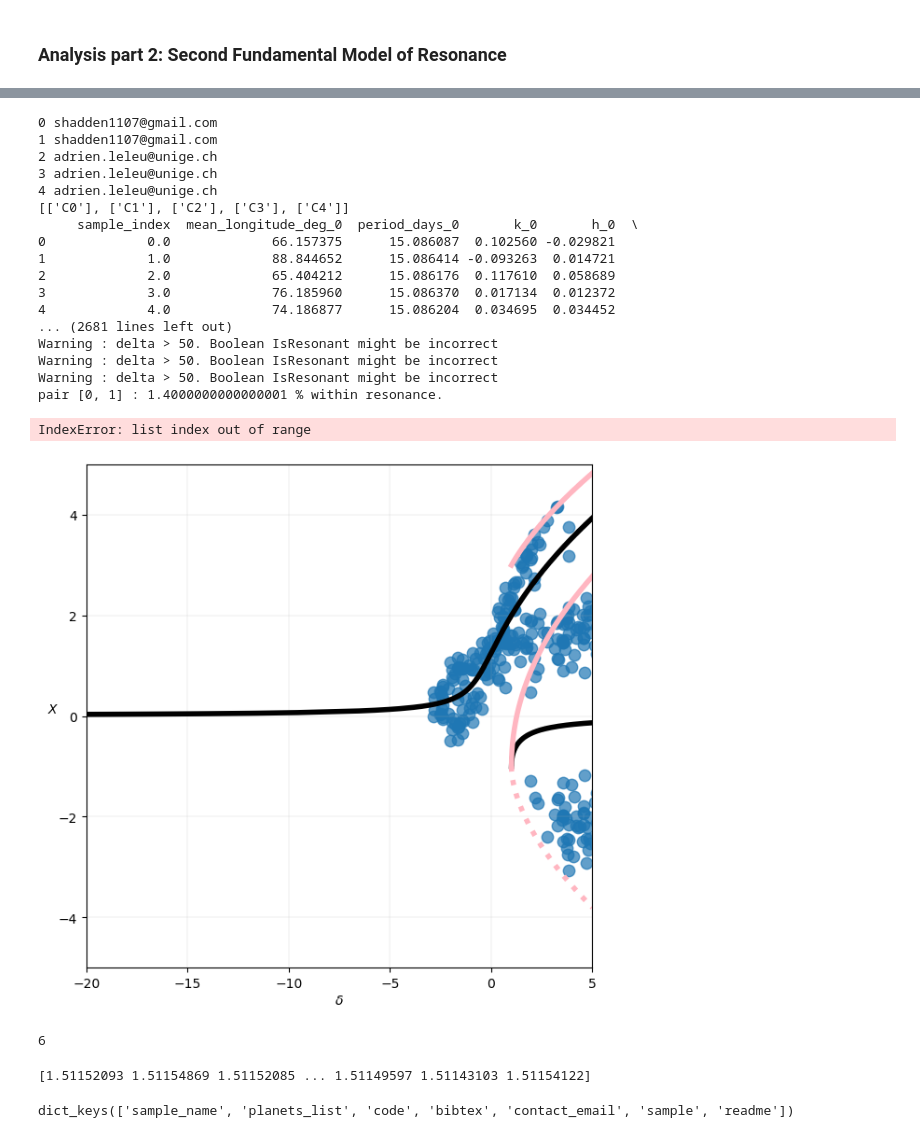
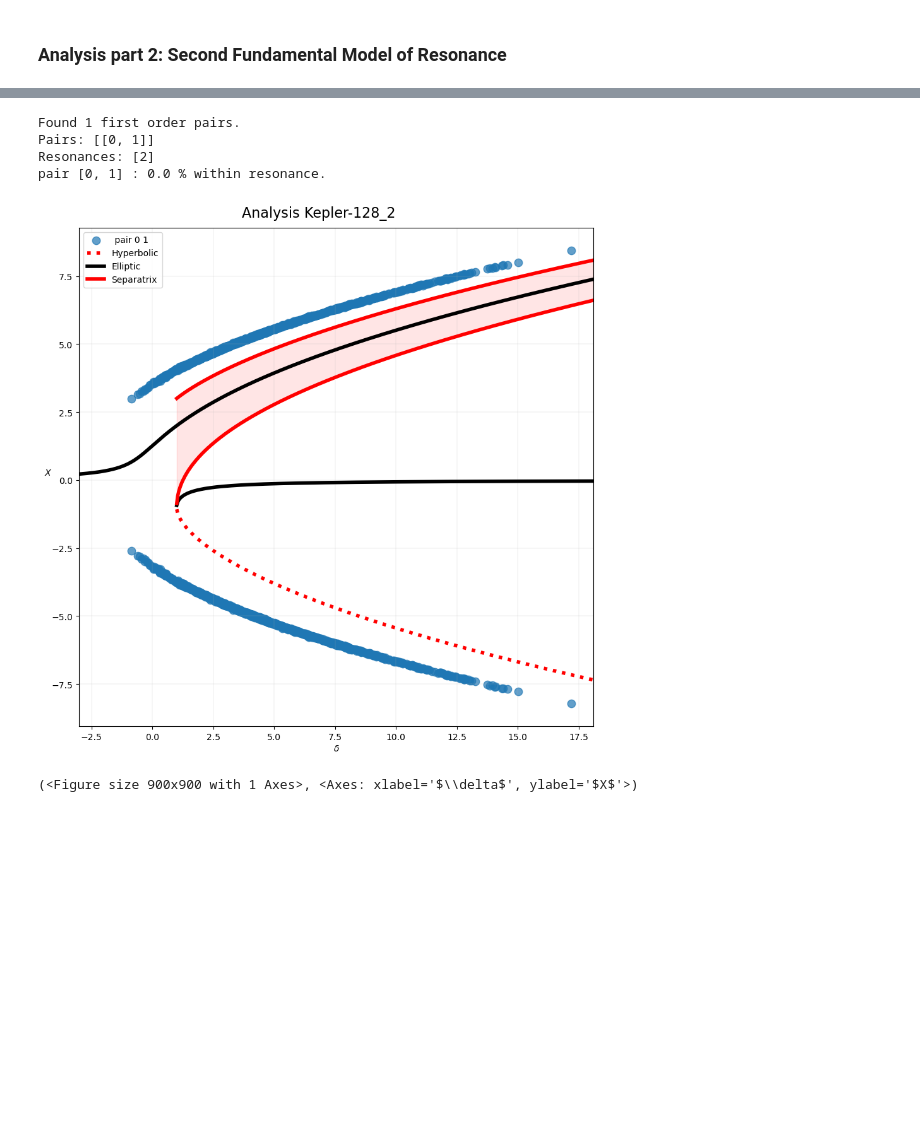
Before and after one commit to adleleu/resonantstate_nb, a Jupyter notebook: notebook_observations_updated.ipynb, the cells around one changed output, grey strips where cells are left out. Drawn from its saved outputs; the diff is of its cells as text; code cells hidden in the pictures; blank space fills up the shorter version.

```diff
--- a/notebook_observations_updated.ipynb
+++ b/notebook_observations_updated.ipynb
@@ -358,3 +265,0 @@ samples.head()
-# %%
-download_destination_path = None
-df_list = download_observations_samples(dataframe_observations_Kep128, download_destination_path)
@@ -375,57 +266,11 @@ readme: Last column value, 'dt', specifies initial condition date as 'BJD 245490
-# %%
-
-T_colors=[]
-for k in range(5):
-    print(k,df_list_Kep128[k]['contact_email'])
-    T_colors.append(['C'+str(k)])
-
-
-k=0
-
-
-print(T_colors)
-
-print(df_list_Kep128[2]['sample'])
-
-plot_ell2SFM(df_list_Kep128[:5],                # this time we are plotting two of the dictionaries in the list
-             planet_pairs=[[0,1],[0,1],[0,1],[0,1],[0,1]],              # pairs of planets to be considered
-             resonances=[2,2,2,2,2],                    # resonance of the corresponding pair (p such that resonance is p:p+1)
-             colors=T_colors,       # here we give each analysis its own list of colours
-             delta_lim=(-20,5),                  # limits of the x-axis
-             X_lim=(-5,5),                      # limits of the y-axis
-             check_resonance=True               # check % of samples within resonance
-             )
-# %% [output]
-0 shadden1107@gmail.com
-1 shadden1107@gmail.com
-2 adrien.leleu@unige.ch
-3 adrien.leleu@unige.ch
-4 adrien.leleu@unige.ch
-[['C0'], ['C1'], ['C2'], ['C3'], ['C4']]
-     sample_index  mean_longitude_deg_0  period_days_0       k_0       h_0  \
-0             0.0             66.157375      15.086087  0.102560 -0.029821
-1             1.0             88.844652      15.086414 -0.093263  0.014721
-2             2.0             65.404212      15.086176  0.117610  0.058689
-3             3.0             76.185960      15.086370  0.017134  0.012372
-4             4.0             74.186877      15.086204  0.034695  0.034452
-... (2681 lines left out)
-Warning : delta > 50. Boolean IsResonant might be incorrect
-Warning : delta > 50. Boolean IsResonant might be incorrect
-Warning : delta > 50. Boolean IsResonant might be incorrect
-pair [0, 1] : 1.4000000000000001 % within resonance.
-IndexError: list index out of range
-[figure, removed]
-# %%
-nb_analysis=len(df_list_Kep54)
-print(nb_analysis)
-# %% [output]
-6
-# %%
-Pr=df_list_Kep128[0]['sample']['period_days_1'].values/df_list_Kep128[0]['sample']['period_days_0'].values
-print(Pr)
-# %% [output]
-[1.51152093 1.51154869 1.51152085 ... 1.51149597 1.51143103 1.51154122]
-# %%
-print(df_list_Kep54[0].keys())
-# %% [output]
-dict_keys(['sample_name', 'planets_list', 'code', 'bibtex', 'contact_email', 'sample', 'readme'])
+# %%
+df_dict = df_list[2]
+
+plot_ell2SFM(df_dict)   # takes dictionary or dataframe or numpy array
+# %% [output]
+Found 1 first order pairs.
+Pairs: [[0, 1]]
+Resonances: [2]
+pair [0, 1] : 0.0 % within resonance.
+[figure, added]
+(<Figure size 900x900 with 1 Axes>, <Axes: xlabel='$\\delta$', ylabel='$X$'>)
```
Also changed, not shown: parts of 44 cells of this notebook.
